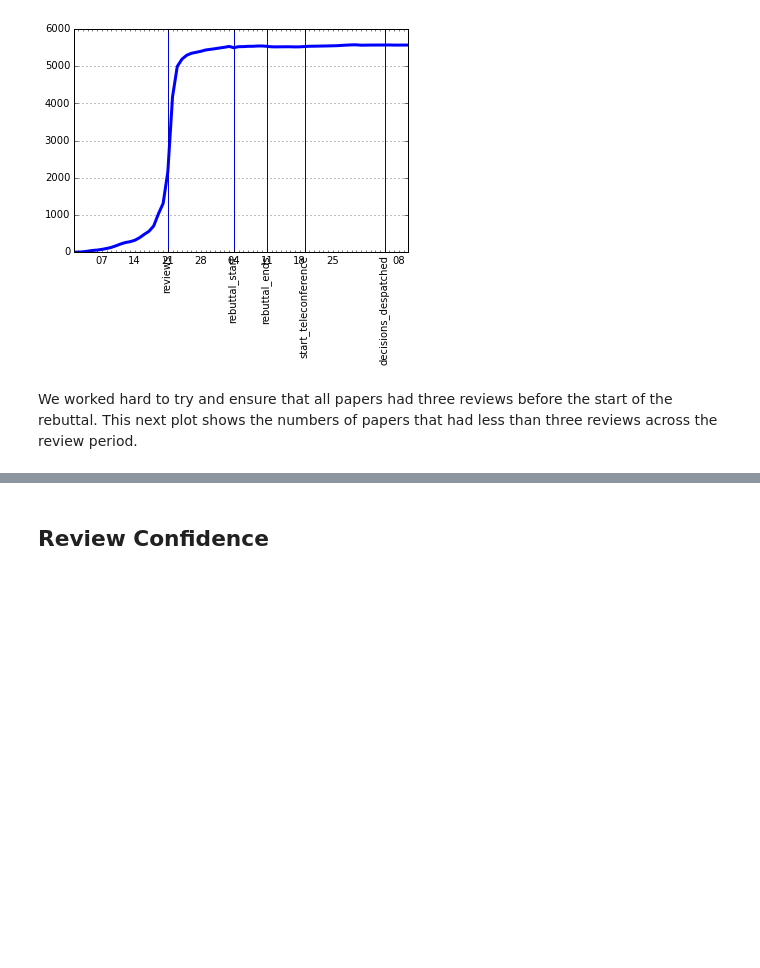
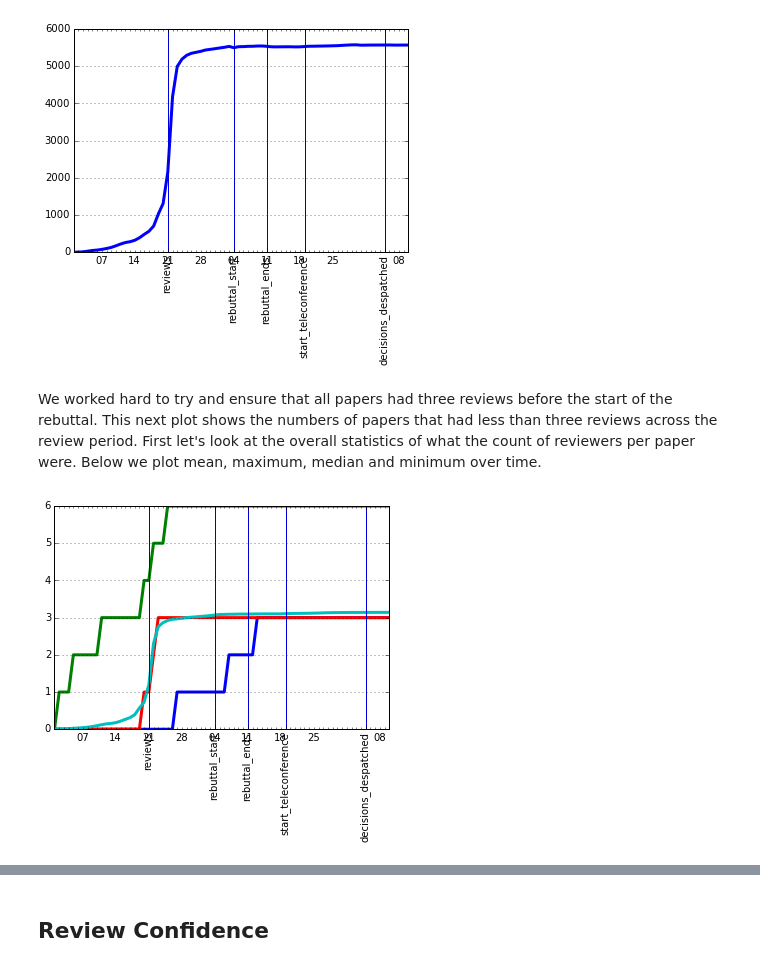
Before and after one commit to sods/neurips2014, a Jupyter notebook: NIPS 2014 Late Review Observations.ipynb, the cells around one changed output, grey strips where cells are left out. Drawn from its saved outputs; the diff is of its cells as text; code cells hidden in the pictures; blank space fills up the shorter version.

```diff
--- a/NIPS 2014 Late Review Observations.ipynb
+++ b/NIPS 2014 Late Review Observations.ipynb
@@ -29,4 +29,26 @@ nipsy.plot_deadlines(ax)
 # %% [output]
 [figure]
 # %% [markdown]
-We worked hard to try and ensure that all papers had three reviews before the start of the rebuttal. This next plot shows the numbers of papers that had less than three reviews across the review period.
+We worked hard to try and ensure that all papers had three reviews before the start of the rebuttal. This next plot shows the numbers of papers that had less than three reviews across the review period. First let's look at the overall statistics of what the count of reviewers per paper were. Below we plot mean, maximum, median and minimum over time.
+# %%
+lastseen = reviews.drop_duplicates(subset='ID').set_index('ID')
+lastseen = lastseen['LastSeen']
+
+review_count = pd.DataFrame(index=reviews.ID.unique(), columns=nipsy.review_date_range)
+for date in nipsy.review_date_range:
+    counts = nipsy.reviews_status(reviews, date, column='Quality').count(level='ID')
+    review_count[date] = counts.fillna(0)
+review_count.fillna(0, inplace=True)
+review_count = review_count.T
+for col in review_count.columns:
+    if pd.notnull(lastseen[col]):
+        review_count[col][review_count.index>lastseen[col]] = np.NaN
+
+review_count = review_count.T
+ax = review_count.min().plot(linewidth=3)
+review_count.max().plot(linewidth=3)
+review_count.median().plot(linewidth=3)
+review_count.mean().plot(linewidth=3)
+nipsy.plot_deadlines(ax)
+# %% [output]
+[figure, added]
```
Also changed, not shown: parts of 6 cells of this notebook, 1 other file.
